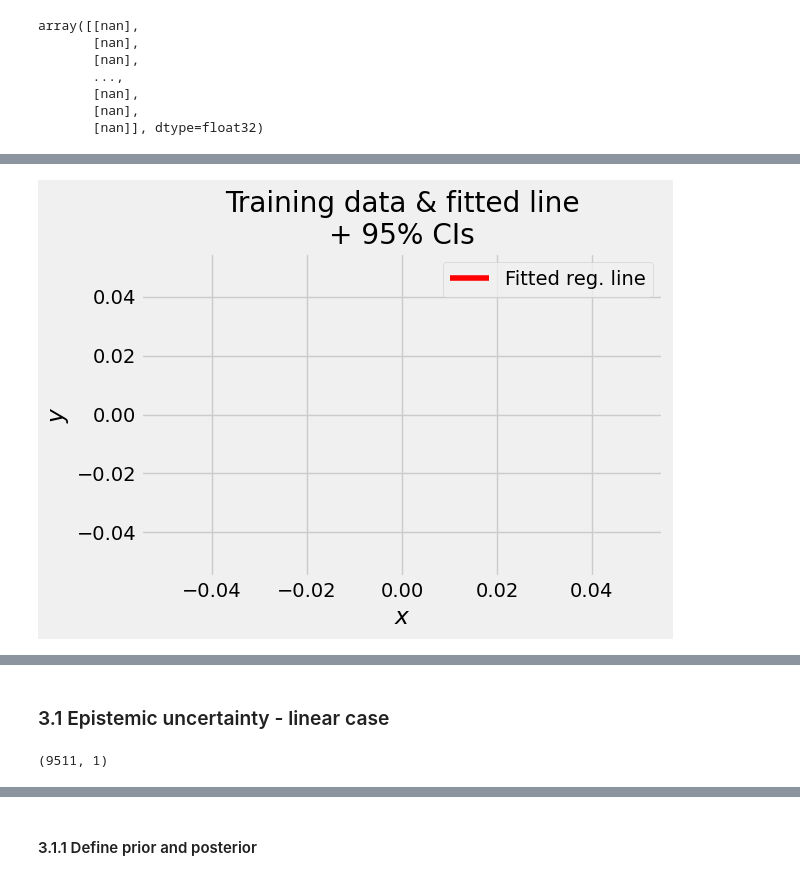
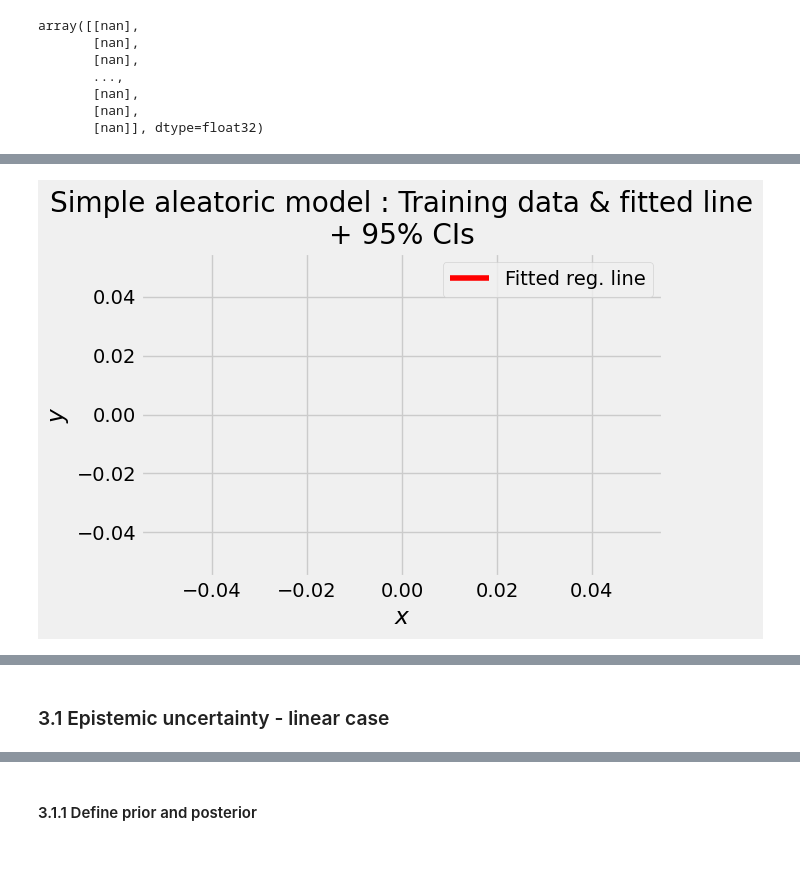
Before and after one commit to sylvielsstfr/MyDeepNN, a Jupyter notebook: PhotoZ/PhotoZInRail/notebooks/Alex_PyData_Global_2021_nb_full_forPhotoZ.ipynb, the cells around one changed output, grey strips where cells are left out. Saved outputs shown, nothing was run; the diff lists cells and outputs as text; code cells hidden in the pictures.

```diff
--- a/PhotoZ/PhotoZInRail/notebooks/Alex_PyData_Global_2021_nb_full_forPhotoZ.ipynb
+++ b/PhotoZ/PhotoZInRail/notebooks/Alex_PyData_Global_2021_nb_full_forPhotoZ.ipynb
@@ -237,13 +251,13 @@ https://towardsdatascience.com/introduction-to-tensorflow-probability-6d5871586c
-# %%
-x_train = copy.deepcopy(all_x_train_norm[0])
-x_test = copy.deepcopy(all_x_test_norm[0])
-#y_train = copy.deepcopy(y_train[:,np.newaxis])
-#y_test = copy.deepcopy(y_test[:,np.newaxis])
+# %%
+earlystopping_callback = tf.keras.callbacks.EarlyStopping(monitor='loss', patience=10)
+os.makedirs('./run/models',   mode=0o750, exist_ok=True)
+save_dir = "./run/models/best_modelaleatoric.h5"
+savemodel_callback = tf.keras.callbacks.ModelCheckpoint(filepath=save_dir, verbose=0, save_best_only=True)
 # %%
 # Let's build a model with probabilistic output (mean & std) - a simple way
 event_shape = 1
 
-model = tf.keras.Sequential([
+model_aleatoric = tf.keras.Sequential([
     tf.keras.layers.Dense(2, input_shape=(6,)),
     tfpl.IndependentNormal(event_shape=event_shape)
 ])
@@ -253,7 +267,7 @@ def neg_loglik(y_true, y_pred):
     return -y_pred.log_prob(y_true)
 
 # Compile
-model.compile(loss=neg_loglik, optimizer='sgd')
+model_aleatoric.compile(loss=neg_loglik, optimizer='sgd')
 
 # Fit
-history = model.fit(x_train, y_train, epochs = 1000, verbose=0)
+history = model_aleatoric.fit(x_train, y_train, epochs = 100, verbose=1, validation_data = (x_test, y_test),  callbacks = [earlystopping_callback, savemodel_callback] )
@@ -296,23 +342,23 @@ plt.show()
 # %%
 # Compute conf ints
-y_sample = model(x_train).sample()
-y_hat = model(x_train).mean()
-y_sd = model(x_train).stddev()
+y_sample = model_aleatoric(x_train).sample()
+y_hat = model_aleatoric(x_train).mean()
+y_sd = model_aleatoric(x_train).stddev()
 y_hat_lower = y_hat - 2 * y_sd
 y_hat_upper = y_hat + 2 * y_sd
 
 # Plot conf ints
 plt.figure(figsize=(6, 4))
 plt.scatter(y_train, y_sample, alpha=.5)
 plt.plot(y_train, y_hat, label='Fitted reg. line', c='r')
 #plt.fill_between(np.squeeze(x_train), np.squeeze(y_hat_lower), np.squeeze(y_hat_upper), alpha=.1, label='$+/- 2SD$')
 plt.xlabel('$x$')
 plt.ylabel('$y$')
-plt.title('Training data & fitted line\n+ 95% CIs')
+plt.title('Simple aleatoric model : Training data & fitted line\n+ 95% CIs')
 plt.legend()
 plt.show()
 # %% [output]
-[figure, old version]
+[figure, new version]
 # %% [markdown]
 ## 3. Modeling epistemic uncertainty - `tfpl.DenseVariational`
 
@@ -356,7 +397,3 @@ x_test = copy.deepcopy(all_x_test_norm[0])
-# %%
-y_train.shape
-# %% [output]
-(9511, 1)
 # %%
 # Let's start with our linear data!
 x_train_100 = x_train[:100,:]
```
Also changed, not shown: parts of 61 cells of this notebook.
